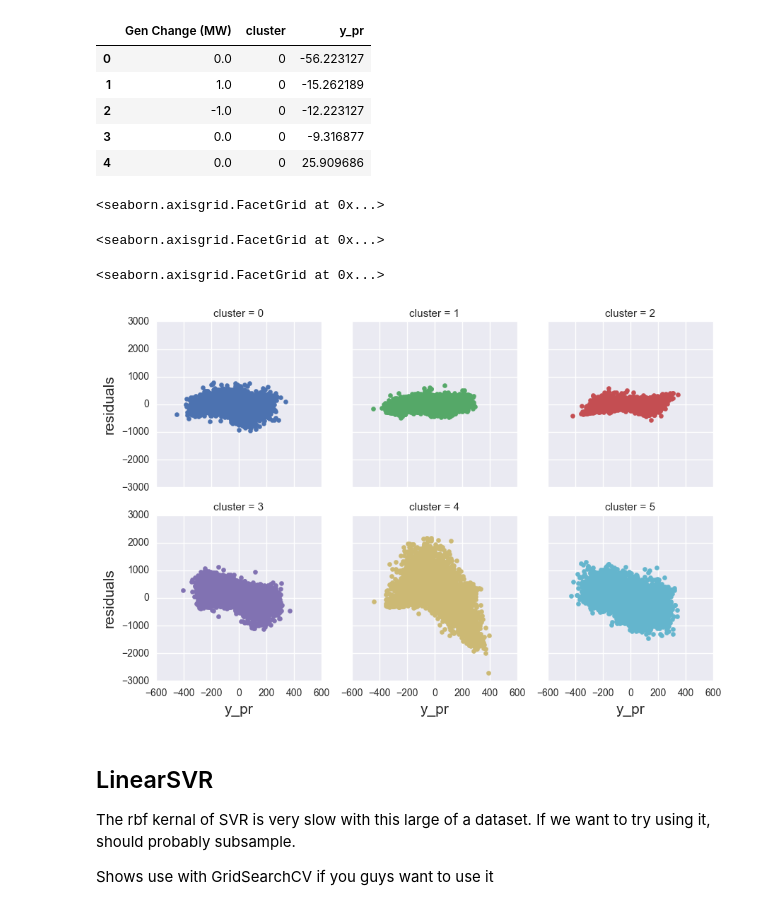
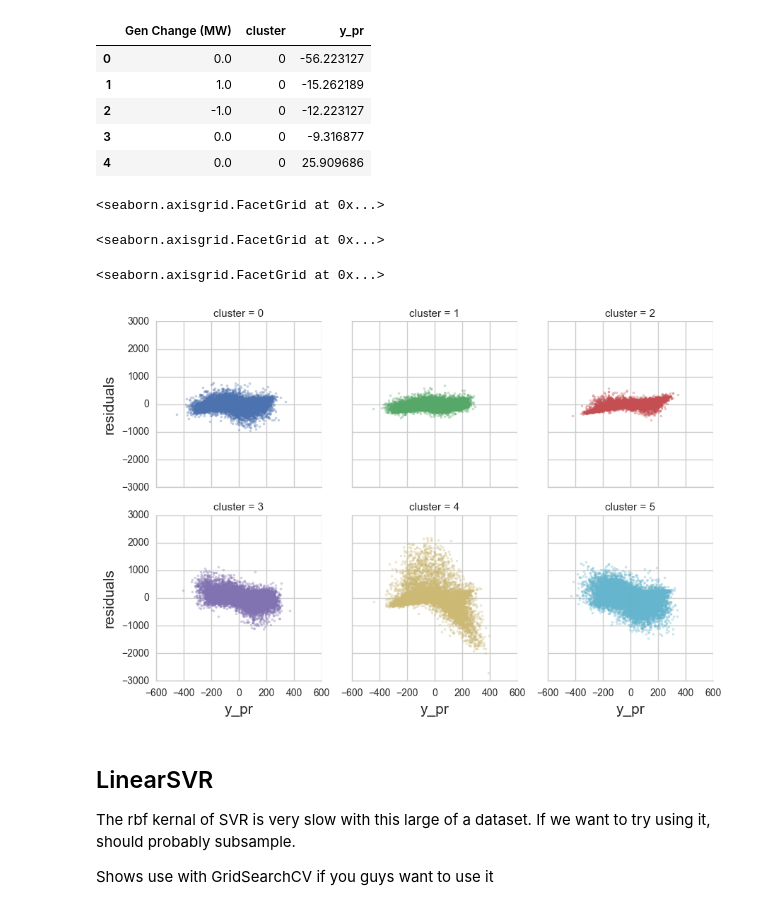
Before and after one commit to gschivley/ERCOT_power, a Jupyter notebook: Prediction model/Prediction models.ipynb, the cells around one changed output. Drawn from its saved outputs; the diff is of its cells as text; code cells hidden in the pictures.

Commit message:
Make and save figures for final presentation
Residual plots for OLS and XGBoost

```diff
--- a/Prediction model/Prediction models.ipynb
+++ b/Prediction model/Prediction models.ipynb
@@ -169,17 +169,18 @@ y_lm_resids.head()
 # %%
 y_lm_resids.loc[:,'residuals'] = y_lm_resids.loc[:,'y_pr'] - y_lm_resids.loc[:,'Gen Change (MW)']
 # %%
-g = sns.FacetGrid(y_lm_resids, hue='cluster', col='cluster',
-                  col_wrap=3)
-g.map(plt.scatter, 'y_pr', 'residuals')
-g.set_xlabels(size=15)
-g.set_ylabels(size=15)
-plt.savefig('OLS residuals.pdf')
+with sns.axes_style('whitegrid'):
+    g = sns.FacetGrid(y_lm_resids, hue='cluster', col='cluster',
+                      col_wrap=3)
+    g.map(plt.scatter, 'y_pr', 'residuals', s=5, alpha=0.3)
+    g.set_xlabels(size=15)
+    g.set_ylabels(size=15)
+    plt.savefig('OLS residuals.pdf')
 # %% [output]
 <seaborn.axisgrid.FacetGrid at 0x...>
 <seaborn.axisgrid.FacetGrid at 0x...>
 <seaborn.axisgrid.FacetGrid at 0x...>
-[figure, old version]
+[figure, new version]
 # %% [markdown]
 ## LinearSVR
 The rbf kernal of SVR is very slow with this large of a dataset. If we want to try using it, should probably subsample.
```
Also changed, not shown: 3 other files.
